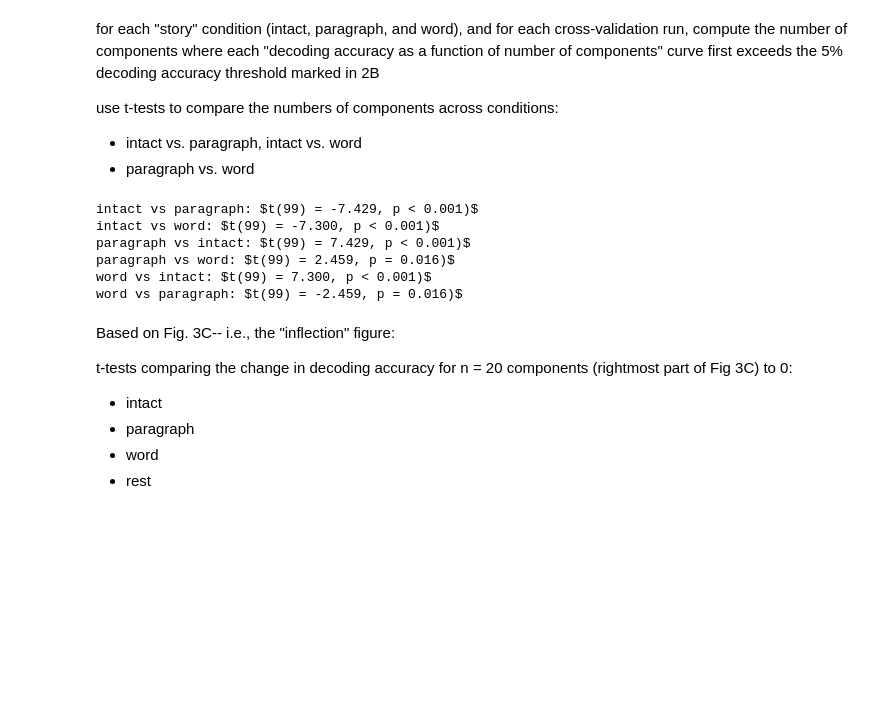
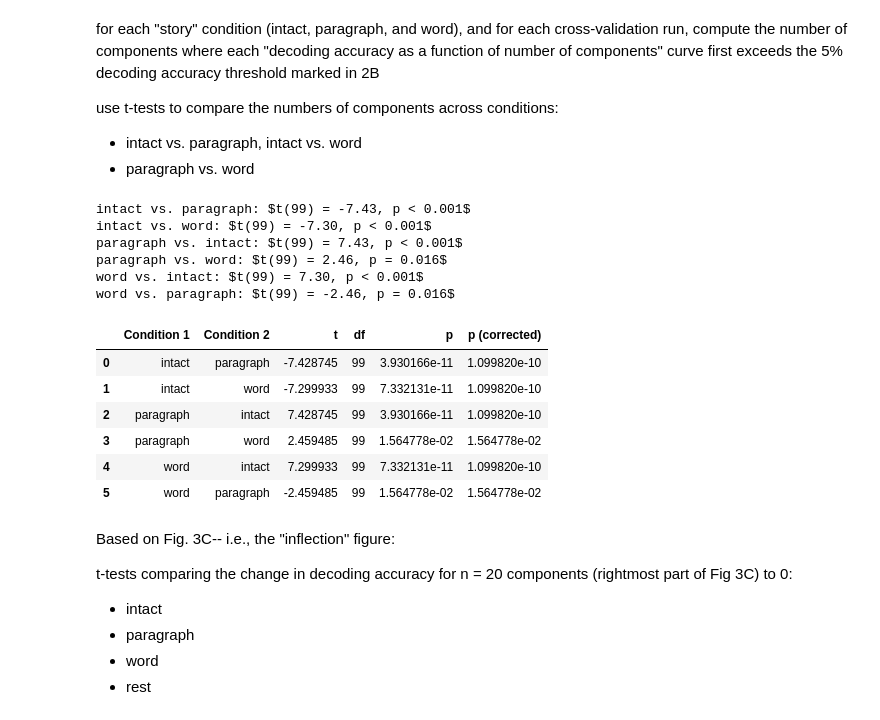
Before and after one commit to ContextLab/pca_paper, a Jupyter notebook: code/notebooks/decoding_and_compression.ipynb, the cells around one changed output. Cells and saved outputs as stored; diff of their text form; code cells hidden in the pictures; blank space fills up the shorter version.

```diff
--- a/code/notebooks/decoding_and_compression.ipynb
+++ b/code/notebooks/decoding_and_compression.ipynb
@@ -355,6 +387,8 @@ use t-tests to compare the numbers of components across conditions:
 - intact vs. paragraph, intact vs. word
 - paragraph vs. word
 # %%
+components_comparisons = []
+
 for c1 in conditions:
     if c1 == 'rest':
         continue
@@ -366,14 +400,33 @@ for c1 in conditions:
             continue
 
         results = ttest_rel(x.query('Condition == @c1')['Number of components'], x.query('Condition == @c2')['Number of components'])
-        print(f"{c1} vs {c2}: $t({results.df}) = {results.statistic:0.3f}, {pstring(results.pvalue)})$")
+        components_comparisons.append(pd.DataFrame.from_records([{'Condition 1': c1, 'Condition 2': c2, 't': results.statistic, 'df': results.df, 'p': results.pvalue}]))
+
+# correct for multiple comparisons
+components_comparisons = pd.concat(components_comparisons, ignore_index=True, axis=0)
+components_comparisons['p (corrected)'] = multipletests(components_comparisons['p'], method='fdr_bh')[1]
+
+# print results for easy copy-pasting into manuscript
+for i, row in components_comparisons.iterrows():
+    print(f'{row["Condition 1"]} vs. {row["Condition 2"]}: $t({row["df"]:.0f}) = {row["t"]:.2f}, {pstring(row["p (corrected)"])}$')
 # %% [output]
-intact vs paragraph: $t(99) = -7.429, p < 0.001)$
-intact vs word: $t(99) = -7.300, p < 0.001)$
-paragraph vs intact: $t(99) = 7.429, p < 0.001)$
-paragraph vs word: $t(99) = 2.459, p = 0.016)$
-word vs intact: $t(99) = 7.300, p < 0.001)$
-word vs paragraph: $t(99) = -2.459, p = 0.016)$
+intact vs. paragraph: $t(99) = -7.43, p < 0.001$
+intact vs. word: $t(99) = -7.30, p < 0.001$
+paragraph vs. intact: $t(99) = 7.43, p < 0.001$
+paragraph vs. word: $t(99) = 2.46, p = 0.016$
+word vs. intact: $t(99) = 7.30, p < 0.001$
+word vs. paragraph: $t(99) = -2.46, p = 0.016$
+# %%
+# display table
+components_comparisons
+# %% [output]
+|  | Condition 1 | Condition 2 | t | df | p | p (corrected) |
+| 0 | intact | paragraph | -7.428745 | 99 | 3.930166e-11 | 1.099820e-10 |
+| 1 | intact | word | -7.299933 | 99 | 7.332131e-11 | 1.099820e-10 |
+| 2 | paragraph | intact | 7.428745 | 99 | 3.930166e-11 | 1.099820e-10 |
+| 3 | paragraph | word | 2.459485 | 99 | 1.564778e-02 | 1.564778e-02 |
+| 4 | word | intact | 7.299933 | 99 | 7.332131e-11 | 1.099820e-10 |
+| 5 | word | paragraph | -2.459485 | 99 | 1.564778e-02 | 1.564778e-02 |
 # %% [markdown]
 Based on Fig. 3C-- i.e., the "inflection" figure:
 
```
Also changed, not shown: parts of 8 cells of this notebook, 23 other files.
